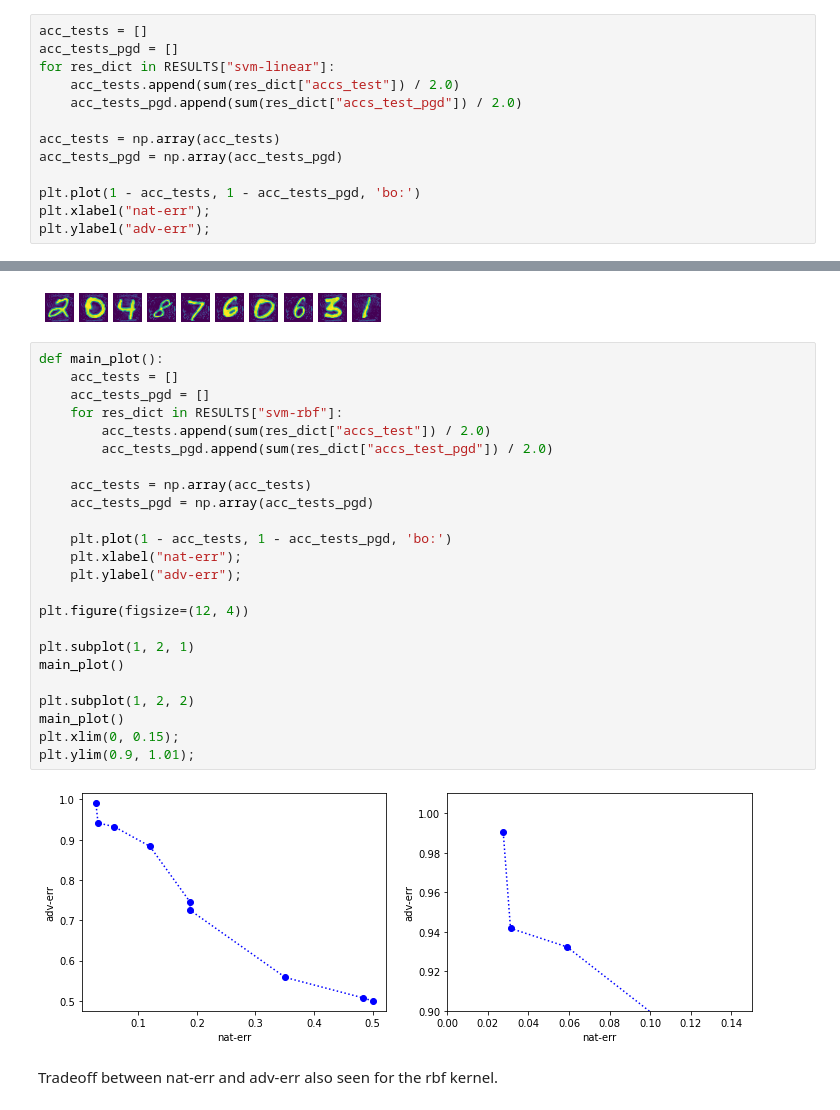
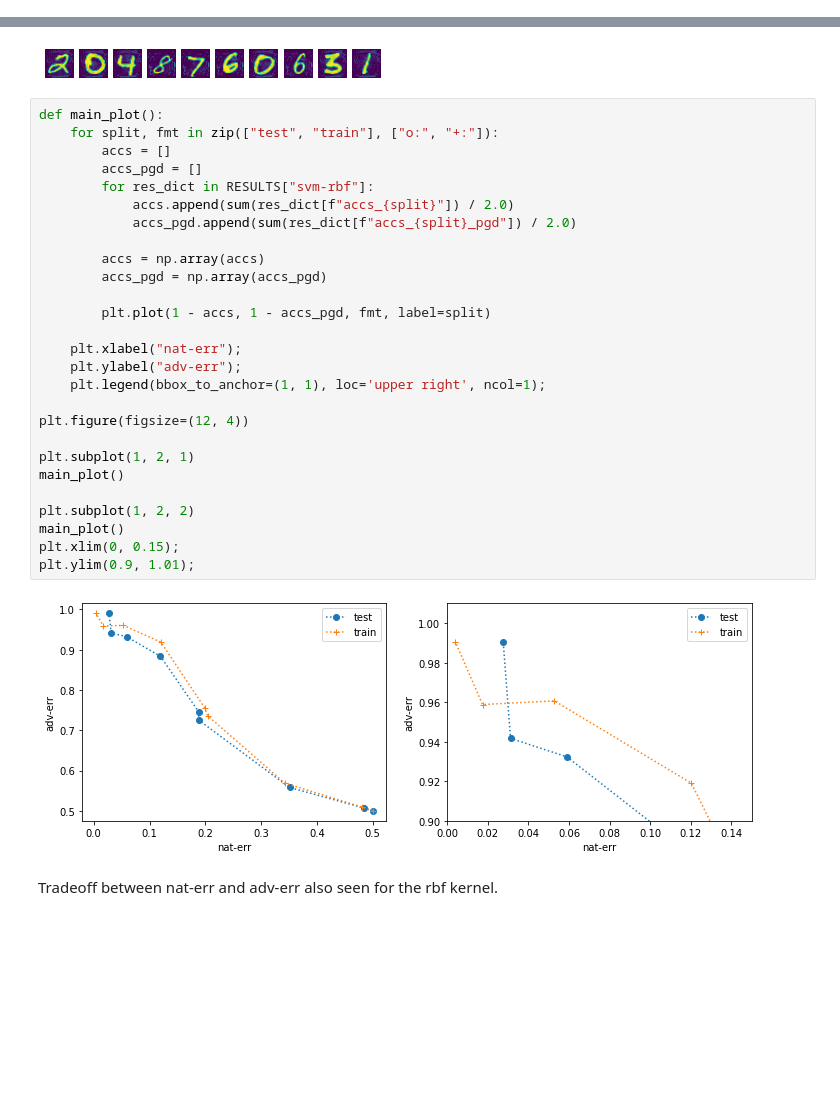
Before and after one commit to GilgameshxZero/adversarial-ntks, a Jupyter notebook: notebooks/svm/svm-tradeoff.ipynb, the cells around one changed output, grey strips where cells are left out. Cells and saved outputs as stored; diff of their text form; blank space fills up the shorter version.

```diff
--- a/notebooks/svm/svm-tradeoff.ipynb
+++ b/notebooks/svm/svm-tradeoff.ipynb
@@ -235,13 +318,0 @@ Adversarial
-# %%
-acc_tests = []
-acc_tests_pgd = []
-for res_dict in RESULTS["svm-linear"]:
-    acc_tests.append(sum(res_dict["accs_test"]) / 2.0)
-    acc_tests_pgd.append(sum(res_dict["accs_test_pgd"]) / 2.0)
-
-acc_tests = np.array(acc_tests)
-acc_tests_pgd = np.array(acc_tests_pgd)
-
-plt.plot(1 - acc_tests, 1 - acc_tests_pgd, 'bo:')
-plt.xlabel("nat-err");
-plt.ylabel("adv-err");
@@ -343,29 +427,32 @@ Adversarial
 [figure]
 # %%
 def main_plot():
-    acc_tests = []
-    acc_tests_pgd = []
-    for res_dict in RESULTS["svm-rbf"]:
-        acc_tests.append(sum(res_dict["accs_test"]) / 2.0)
-        acc_tests_pgd.append(sum(res_dict["accs_test_pgd"]) / 2.0)
+    for split, fmt in zip(["test", "train"], ["o:", "+:"]):
+        accs = []
+        accs_pgd = []
+        for res_dict in RESULTS["svm-rbf"]:
+            accs.append(sum(res_dict[f"accs_{split}"]) / 2.0)
+            accs_pgd.append(sum(res_dict[f"accs_{split}_pgd"]) / 2.0)
 
-    acc_tests = np.array(acc_tests)
-    acc_tests_pgd = np.array(acc_tests_pgd)
+        accs = np.array(accs)
+        accs_pgd = np.array(accs_pgd)
 
-    plt.plot(1 - acc_tests, 1 - acc_tests_pgd, 'bo:')
+        plt.plot(1 - accs, 1 - accs_pgd, fmt, label=split)
+
     plt.xlabel("nat-err");
     plt.ylabel("adv-err");
+    plt.legend(bbox_to_anchor=(1, 1), loc='upper right', ncol=1);
 
 plt.figure(figsize=(12, 4))
 
 plt.subplot(1, 2, 1)
 main_plot()
 
 plt.subplot(1, 2, 2)
 main_plot()
 plt.xlim(0, 0.15);
 plt.ylim(0.9, 1.01);
 # %% [output]
-[figure, old version]
+[figure, new version]
 # %% [markdown]
 Tradeoff between nat-err and adv-err also seen for the rbf kernel.
```
Also changed, not shown: parts of 15 cells of this notebook, 4 other files.
